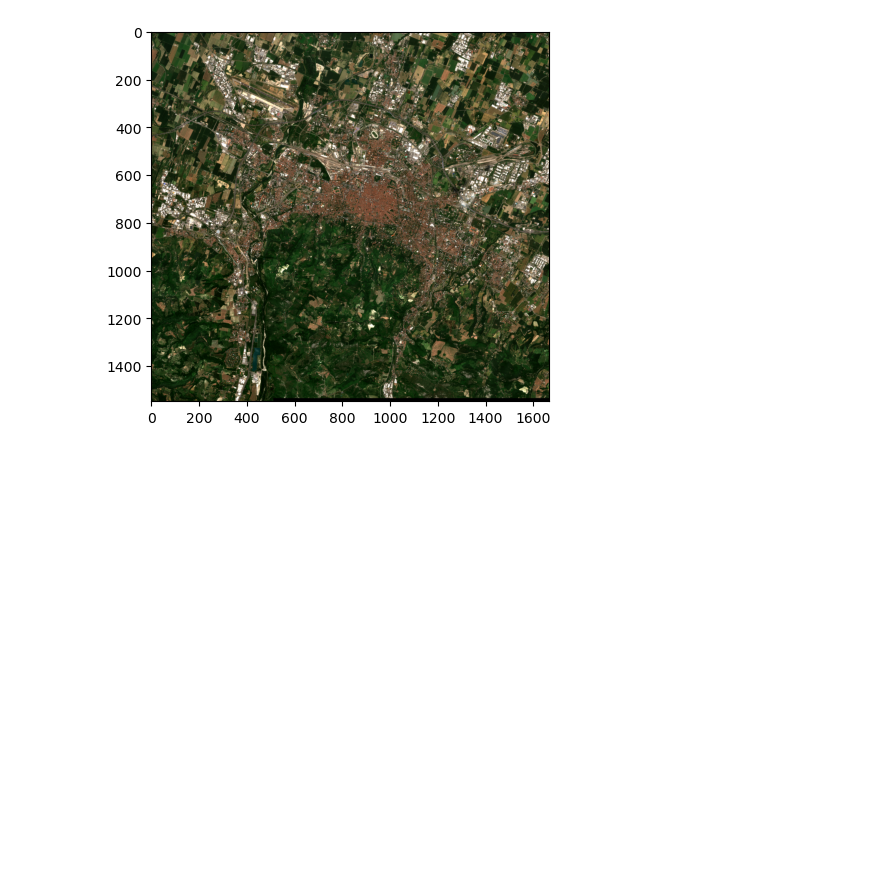
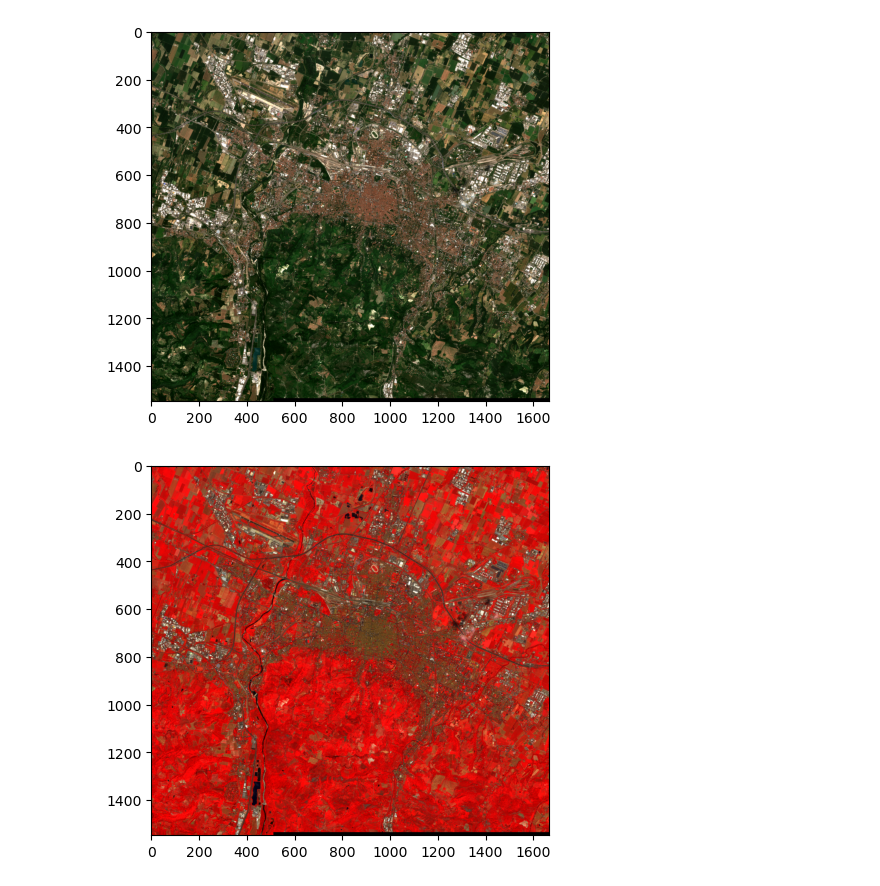
Before and after one commit to nomorehumor/Sentinel-Segmentation, a Jupyter notebook: Untitled-3.ipynb, the cells around one changed output. Saved outputs shown, nothing was run; the diff lists cells and outputs as text; code cells hidden in the pictures; blank space fills up the shorter version.

```diff
--- a/Untitled-3.ipynb
+++ b/Untitled-3.ipynb
@@ -123,6 +137,7 @@ def vis(img):
         plt.imshow(data, cmap="gray")
     elif data.ndim == 3:
         plt.imshow(data)
+    return data
 # %%
 with rasterio.open(SENTINEL_DATASET_DIR / "all_bands.tiff") as f:
     data = f.read()
@@ -161,2 +176,14 @@ vis(rgb_data)
 # %% [output]
 [figure]
+# %%
+irb_data = np.stack(
+    [
+       ir_data,
+       r_data,
+       b_data
+    ],
+    axis=-1
+)
+irb_img = vis(irb_data)
+# %% [output]
+[figure, added]
```
Also changed, not shown: parts of 10 cells of this notebook.
